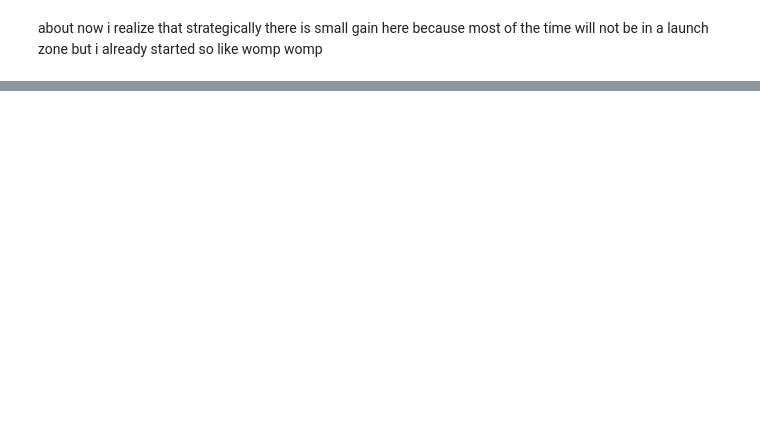
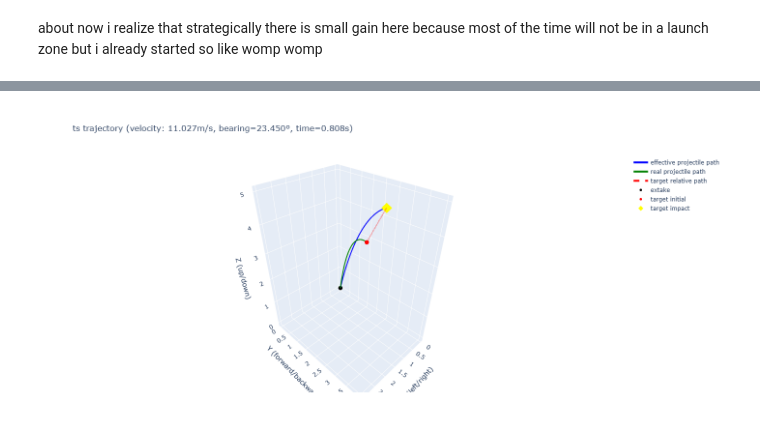
Before and after one commit to SMERobotics/notebooks, a Jupyter notebook: predictTrajectory.ipynb, the cells around one changed output, grey strips where cells are left out. Drawn from its saved outputs; the diff is of its cells as text; code cells hidden in the pictures; blank space fills up the shorter version.

Commit message:
predictTrajectory interactive visualization

```diff
--- a/predictTrajectory.ipynb
+++ b/predictTrajectory.ipynb
@@ -92,0 +152,85 @@ about now i realize that strategically there is small gain here because most of
+# %%
+import plotly.graph_objects as go
+
+def visualize_trajectory(Tx, Ty, Tz, vx, vy, vz):
+    result = calculate_trajectory(Tx, Ty, Tz, vx, vy, vz)
+
+    if result is None:
+        print("no solution were cooked")
+        return
+
+    print(f"result: {result}")
+
+    v0 = result["velocity"]
+    phi = np.radians(result["bearing"])
+    t_final = result["time"]
+
+    t = np.linspace(0, t_final, 67)
+
+    Px = v0 * t * np.cos(THETA) * np.sin(phi)
+    Py = v0 * t * np.cos(THETA) * np.cos(phi)
+    Pz = v0 * t * np.sin(THETA) - 0.5 * G * t**2
+
+    Tx_t = Tx - vx * t
+    Ty_t = Ty - vy * t
+    Tz_t = Tz - vz * t
+
+    Rx = Px + vx * t
+    Ry = Py + vy * t
+    Rz = Pz + vz * t
+
+    # visualize
+
+    fig = go.Figure()
+
+    fig.add_trace(go.Scatter3d(
+        x=Px, y=Py, z=Pz,
+        mode="lines", name="projectile effective path",
+        line=dict(color="blue", width=4)
+    ))
+
+    fig.add_trace(go.Scatter3d(
+        x=Rx, y=Ry, z=Rz,
+        mode="lines", name="projectile real path",
+        line=dict(color="green", width=4)
+    ))
+
+    fig.add_trace(go.Scatter3d(
+        x=Tx_t, y=Ty_t, z=Tz_t,
+        mode="lines", name="target relative path",
+        line=dict(color="red", width=4, dash="dash")
+    ))
+
+    fig.add_trace(go.Scatter3d(
+        x=[0], y=[0], z=[0],
+        mode="markers", name="extake",
+        marker=dict(size=5, color="black")
+    ))
+
+    fig.add_trace(go.Scatter3d(
+        x=[Tx], y=[Ty], z=[Tz],
+        mode="markers", name="target initial",
+        marker=dict(size=5, color="red")
+    ))
+
+    fig.add_trace(go.Scatter3d(
+        x=[Px[-1]], y=[Py[-1]], z=[Pz[-1]],
+        mode="markers", name="target effective impact",
+        marker=dict(size=8, color="yellow", symbol="diamond")
+    ))
+
+    fig.update_layout(
+        title=f"ts trajectory (velocity: {v0:.3f}m/s, bearing={np.degrees(phi):.3f}°, time={t_final:.3f}s)",
+        scene=dict(
+            xaxis_title="X (left/right)",
+            yaxis_title="Y (forward/backward)",
+            zaxis_title="Z (up/down)",
+            aspectmode="data"
+        ),
+        height=670
+    )
+
+    fig.show()
+
+visualize_trajectory(3.0, 4.0, 5.0, 2.0, 1.0, 0.0)
+# %% [output]
@@ -92,0 +253 @@ about now i realize that strategically there is small gain here because most of
+[figure, added]
```
Also changed, not shown: parts of 5 cells of this notebook, 1 other file.
